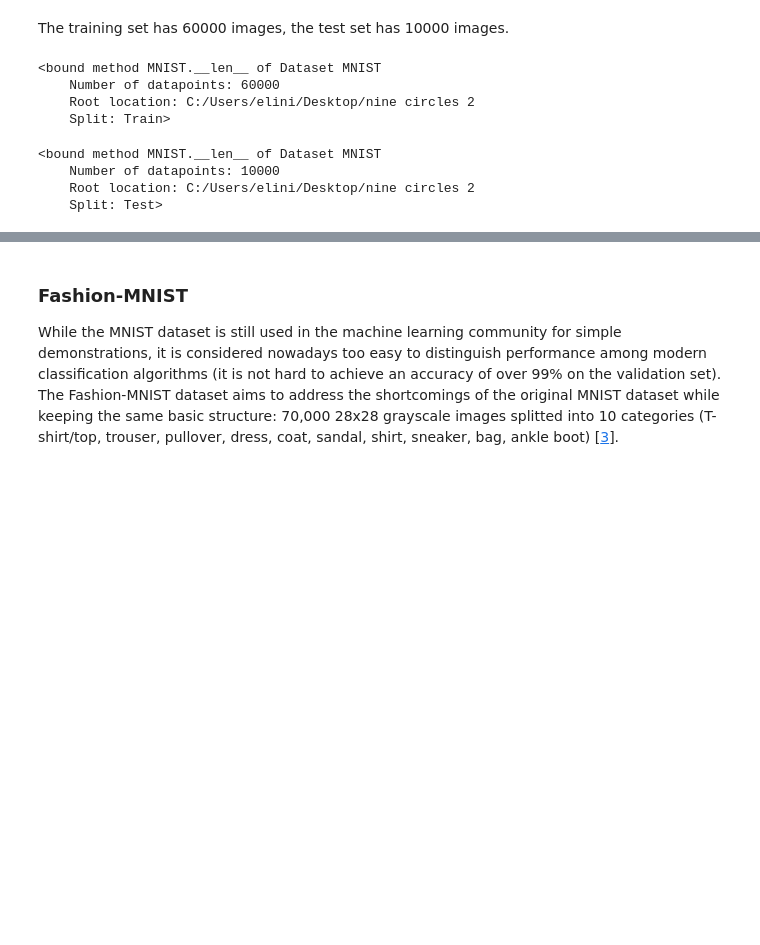
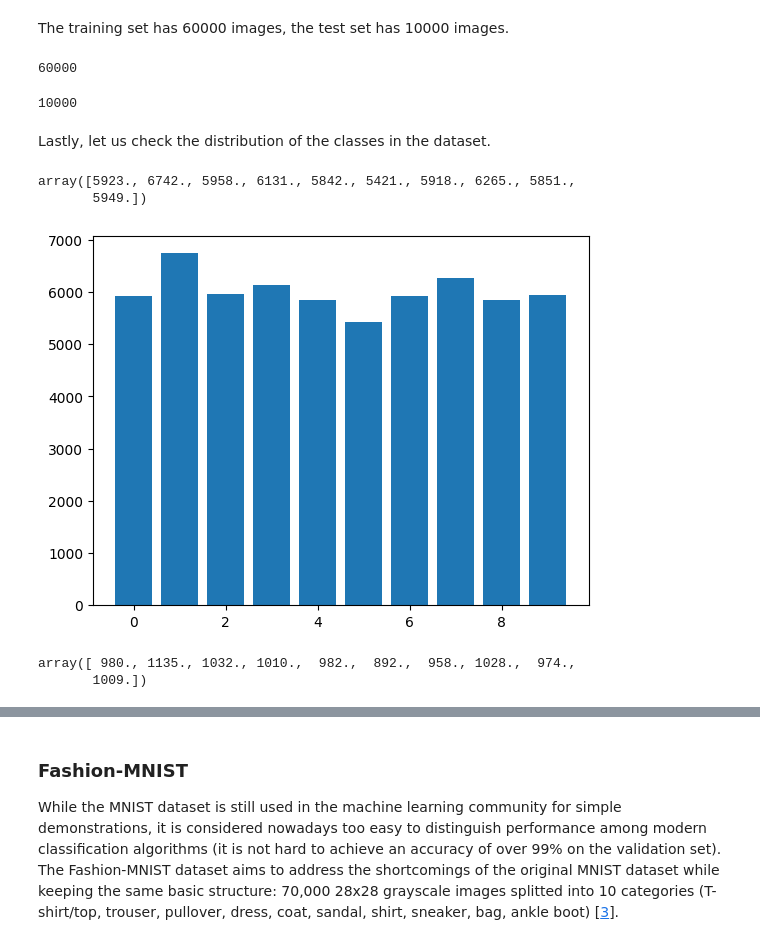
Before and after one commit to fejlek/Nine-Circles-ML1, a Jupyter notebook: 4 Fourth Circle - Neural Networks/Fourth_circle_neural_2a.ipynb, the cells around one changed output, grey strips where cells are left out. Drawn from its saved outputs; the diff is of its cells as text; code cells hidden in the pictures; blank space fills up the shorter version.

```diff
--- a/4 Fourth Circle - Neural Networks/Fourth_circle_neural_2a.ipynb
+++ b/4 Fourth Circle - Neural Networks/Fourth_circle_neural_2a.ipynb
@@ -124,16 +131,30 @@ mnist_train.__getitem__(0)[0].size
 # %% [markdown]
 The training set has 60000 images, the test set has 10000 images.
 # %%
-mnist_train.__len__
+mnist_train.__len__()
 # %% [output]
-<bound method MNIST.__len__ of Dataset MNIST
-    Number of datapoints: 60000
-    Root location: C:/Users/elini/Desktop/nine circles 2
-    Split: Train>
+60000
 # %%
-mnist_test.__len__
+mnist_test.__len__()
 # %% [output]
-<bound method MNIST.__len__ of Dataset MNIST
-    Number of datapoints: 10000
-    Root location: C:/Users/elini/Desktop/nine circles 2
-    Split: Test>
+10000
+# %% [markdown]
+Lastly, let us check the distribution of the classes in the dataset.
+# %%
+Y = np.zeros(mnist_train.__len__())
+
+for i in range(mnist_train.__len__()):
+    Y[i] = mnist_train.__getitem__(i)[1]
+
+sum_Y = np.zeros(10)
+for i in range(10):
+   sum_Y[i] =  (Y == i).sum()
+# %%
+sum_Y
+# %% [output]
+array([5923., 6742., 5958., 6131., 5842., 5421., 5918., 6265., 5851.,
+       5949.])
+# %%
+plt.bar(range(10),sum_Y);
+# %% [output]
+[figure, added]
@@ -139,0 +170,5 @@ mnist_test.__len__
+# %%
+sum_Y
+# %% [output]
+array([ 980., 1135., 1032., 1010.,  982.,  892.,  958., 1028.,  974.,
+       1009.])
```
Also changed, not shown: parts of 55 cells of this notebook.
